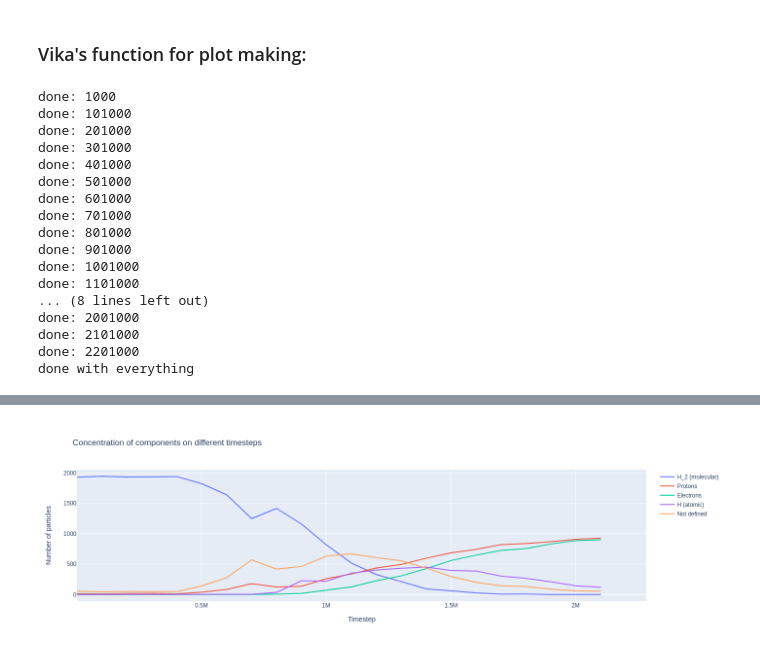
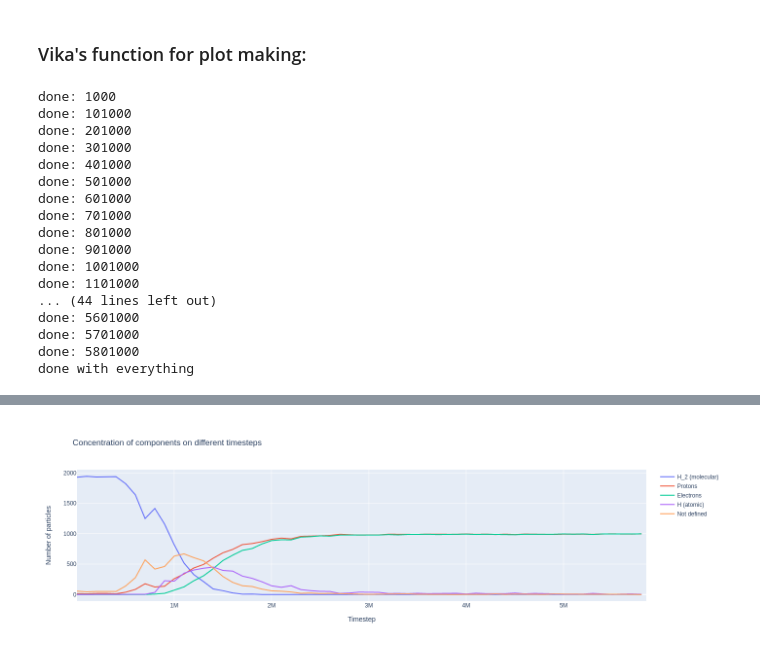
Before and after one commit to vvernovskaya/tscm_components_analysis, a Jupyter notebook: components_analysis_hw.ipynb, the cells around one changed output, grey strips where cells are left out. Drawn from its saved outputs; the diff is of its cells as text; code cells hidden in the pictures.

Commit message:
fix overall timesteps number in the plot

```diff
--- a/components_analysis_hw.ipynb
+++ b/components_analysis_hw.ipynb
@@ -146,7 +146,7 @@ def calculate(mydata):
 # %% [markdown]
 ### Vika's function for plot making:
 # %%
-def make_concentrations_arrays(N=2283000, step=100000):
+def make_concentrations_arrays(N=5850000, step=100000):
     i = 1000
     h2 = []
     hp = []
@@ -198,15 +198,15 @@ done: 801000
 done: 901000
 done: 1001000
 done: 1101000
-... (8 lines left out)
-done: 2001000
-done: 2101000
-done: 2201000
+... (44 lines left out)
+done: 5601000
+done: 5701000
+done: 5801000
 done with everything
 # %%
-N = 2283000
+N = 5850000
 step = 100000
-timesteps = np.arange(1000, 2101001, step)
+timesteps = np.arange(1000, 5850000, step)
 
 fig = go.Figure()
 
@@ -225 +224 @@ fig.show()
-[figure, old version]
+[figure, new version]
```
Also changed, not shown: parts of 1 cell of this notebook.
